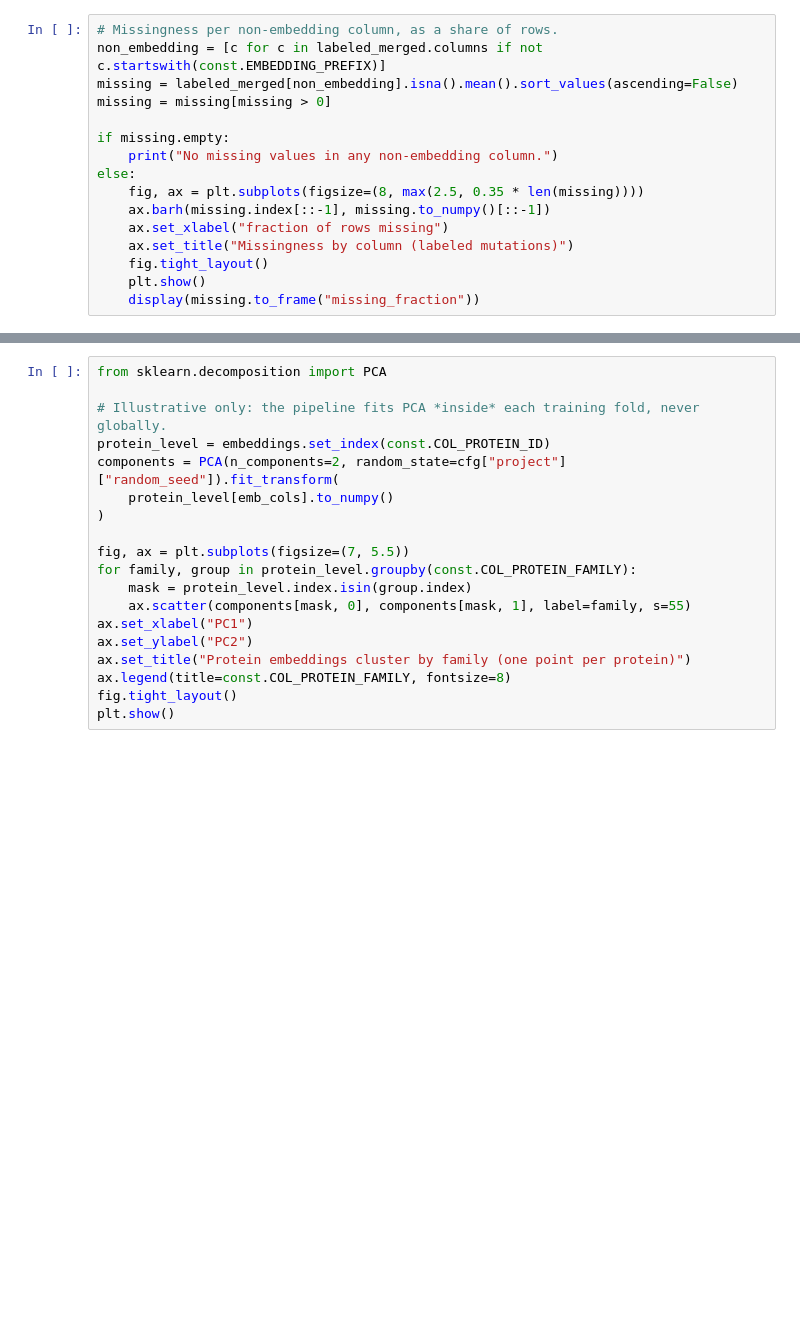
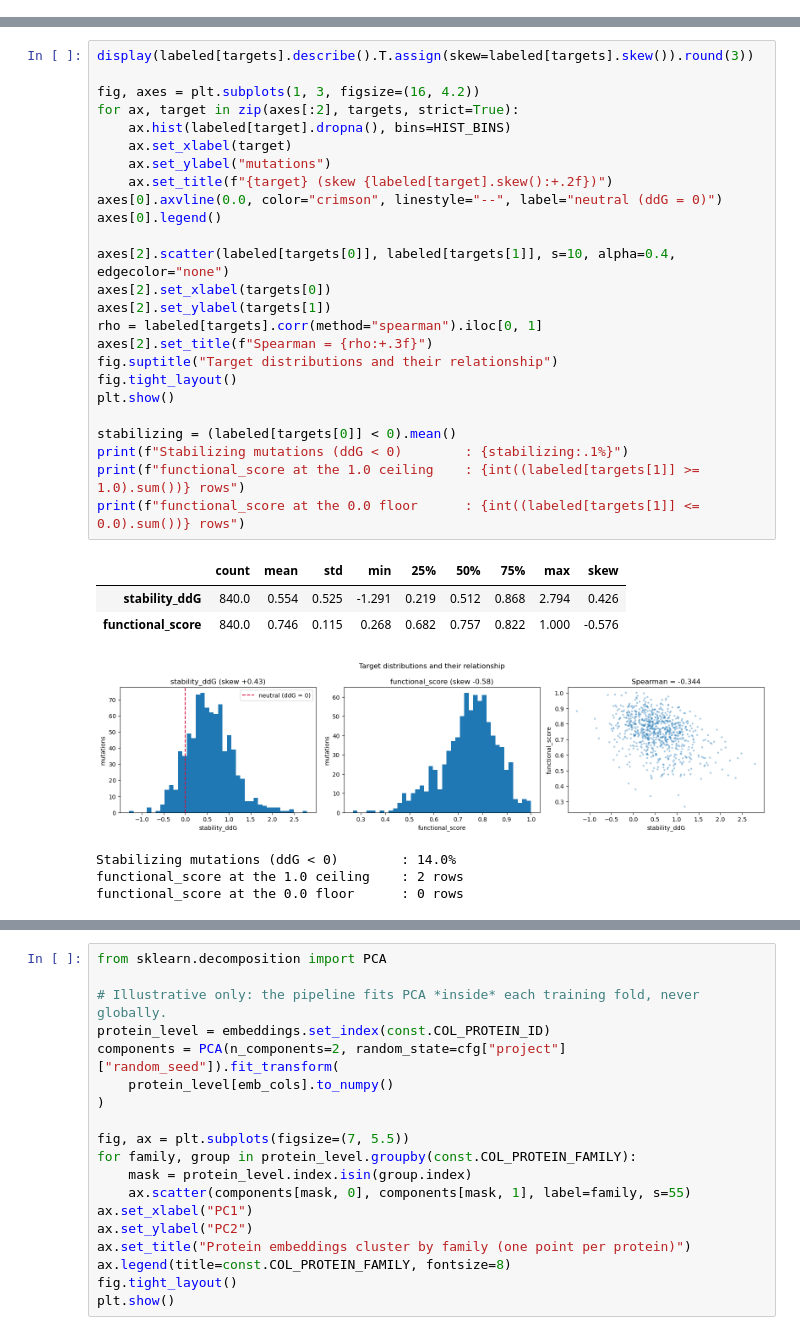
Before and after one commit to ambujsri/mutation_study, a Jupyter notebook: notebooks/exploratory_analysis.ipynb, the cells around one changed output, grey strips where cells are left out. Cells and saved outputs as stored; diff of their text form; blank space fills up the shorter version.

Commit message:
Added more analysis to align with assignment

```diff
--- a/notebooks/exploratory_analysis.ipynb
+++ b/notebooks/exploratory_analysis.ipynb
@@ -104,16 +0,0 @@ out_of_range: none
-# %%
-# Missingness per non-embedding column, as a share of rows.
-non_embedding = [c for c in labeled_merged.columns if not c.startswith(const.EMBEDDING_PREFIX)]
-missing = labeled_merged[non_embedding].isna().mean().sort_values(ascending=False)
-missing = missing[missing > 0]
-
-if missing.empty:
-    print("No missing values in any non-embedding column.")
-else:
-    fig, ax = plt.subplots(figsize=(8, max(2.5, 0.35 * len(missing))))
-    ax.barh(missing.index[::-1], missing.to_numpy()[::-1])
-    ax.set_xlabel("fraction of rows missing")
-    ax.set_title("Missingness by column (labeled mutations)")
-    fig.tight_layout()
-    plt.show()
-    display(missing.to_frame("missing_fraction"))
@@ -244,0 +326,33 @@ Max within-protein standard deviation across all embedding dimensions: 0
+# %%
+display(labeled[targets].describe().T.assign(skew=labeled[targets].skew()).round(3))
+
+fig, axes = plt.subplots(1, 3, figsize=(16, 4.2))
+for ax, target in zip(axes[:2], targets, strict=True):
+    ax.hist(labeled[target].dropna(), bins=HIST_BINS)
+    ax.set_xlabel(target)
+    ax.set_ylabel("mutations")
+    ax.set_title(f"{target} (skew {labeled[target].skew():+.2f})")
+axes[0].axvline(0.0, color="crimson", linestyle="--", label="neutral (ddG = 0)")
+axes[0].legend()
+
+axes[2].scatter(labeled[targets[0]], labeled[targets[1]], s=10, alpha=0.4, edgecolor="none")
+axes[2].set_xlabel(targets[0])
+axes[2].set_ylabel(targets[1])
+rho = labeled[targets].corr(method="spearman").iloc[0, 1]
+axes[2].set_title(f"Spearman = {rho:+.3f}")
+fig.suptitle("Target distributions and their relationship")
+fig.tight_layout()
+plt.show()
+
+stabilizing = (labeled[targets[0]] < 0).mean()
+print(f"Stabilizing mutations (ddG < 0)        : {stabilizing:.1%}")
+print(f"functional_score at the 1.0 ceiling    : {int((labeled[targets[1]] >= 1.0).sum())} rows")
+print(f"functional_score at the 0.0 floor      : {int((labeled[targets[1]] <= 0.0).sum())} rows")
+# %% [output]
+|  | count | mean | std | min | 25% | 50% | 75% | max | skew |
+| stability_ddG | 840.0 | 0.554 | 0.525 | -1.291 | 0.219 | 0.512 | 0.868 | 2.794 | 0.426 |
+| functional_score | 840.0 | 0.746 | 0.115 | 0.268 | 0.682 | 0.757 | 0.822 | 1.000 | -0.576 |
+[figure, added]
+Stabilizing mutations (ddG < 0)        : 14.0%
+functional_score at the 1.0 ceiling    : 2 rows
+functional_score at the 0.0 floor      : 0 rows
```
Also changed, not shown: parts of 71 cells of this notebook, 1 other file.
